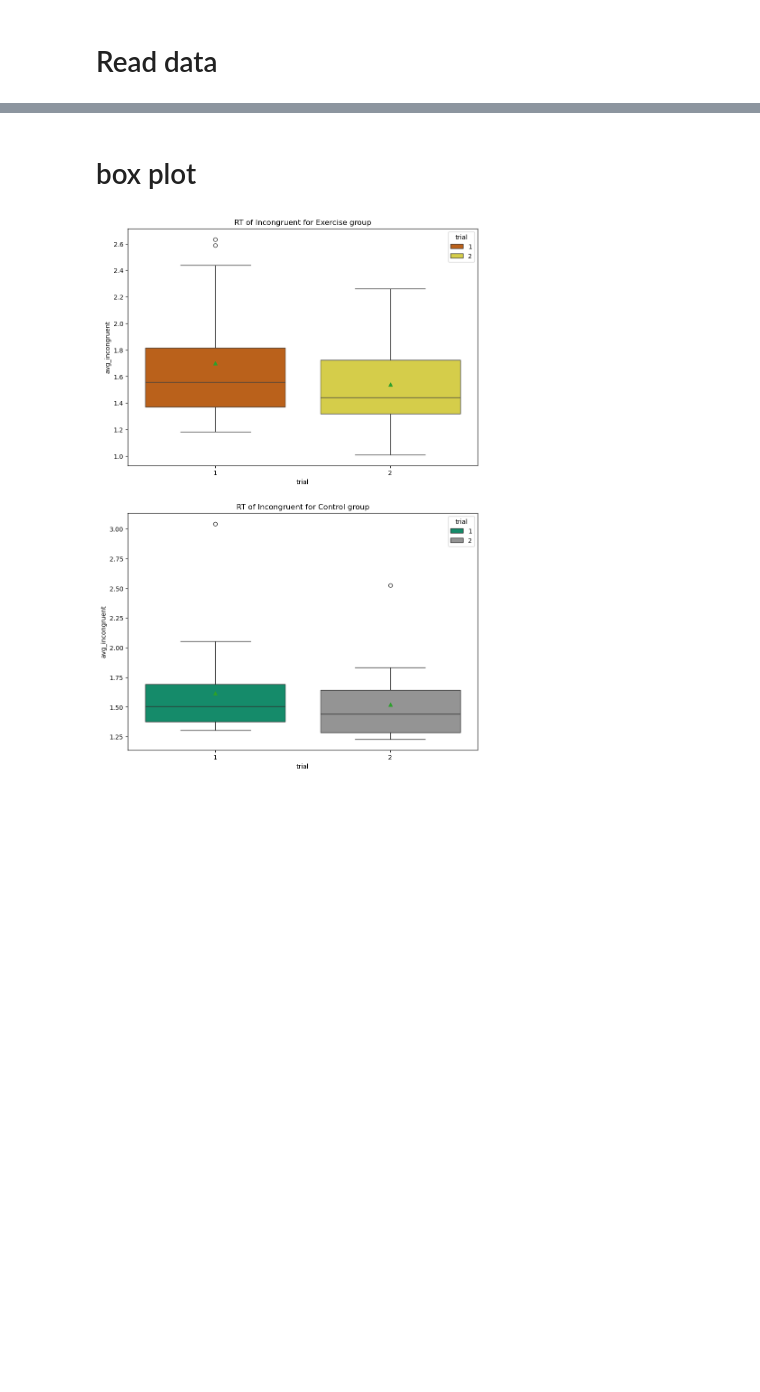
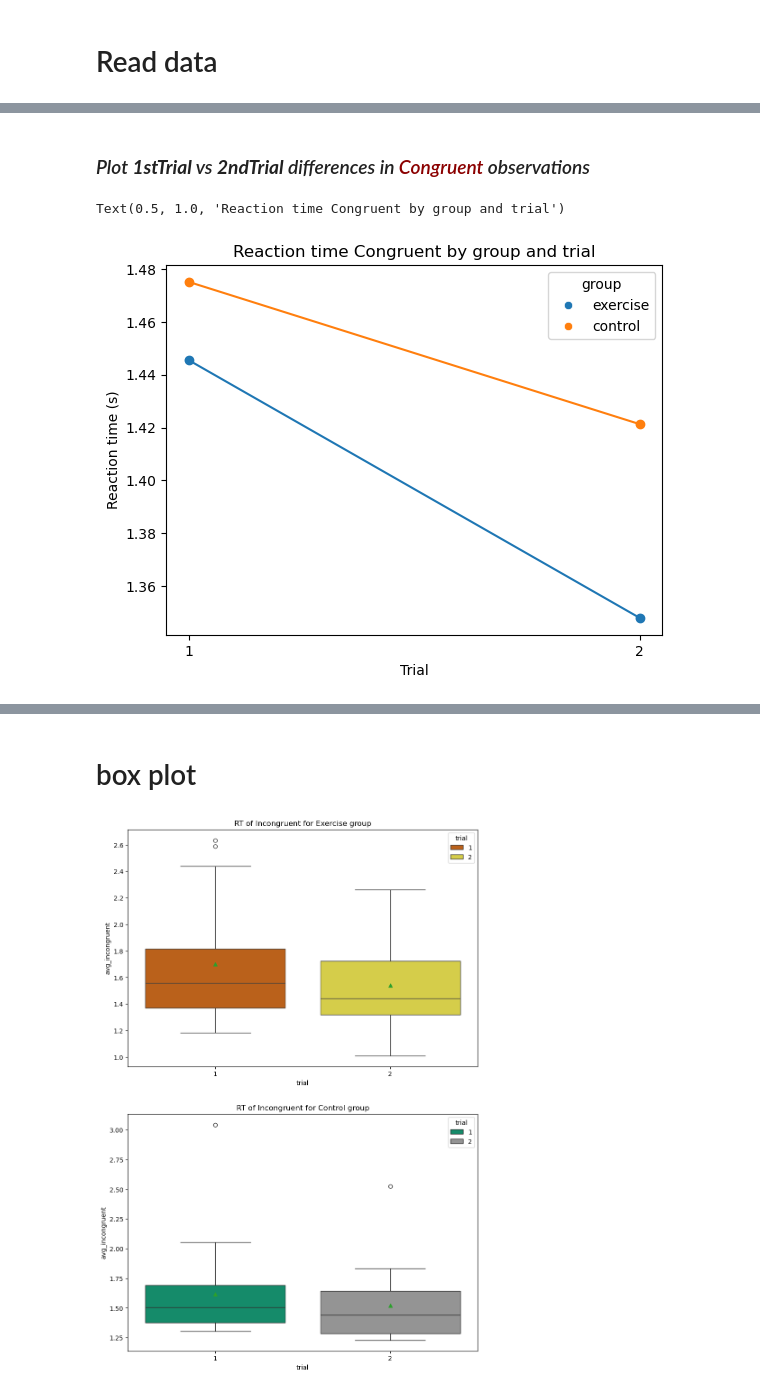
Before and after one commit to GermanButtiero/reaction_time, a Jupyter notebook: analysis_V3.ipynb, the cells around one changed output, grey strips where cells are left out. Saved outputs shown, nothing was run; the diff lists cells and outputs as text; code cells hidden in the pictures; blank space fills up the shorter version.

```diff
--- a/analysis_V3.ipynb
+++ b/analysis_V3.ipynb
@@ -70,0 +54,22 @@ contrr = [rt_control_11, rt_control_22]
+# %% [markdown]
+### *Plot **1stTrial** vs **2ndTrial** differences in <span style="color:darkred">Congruent</span> observations*
+# %%
+congruent_exercise_averages = [np.mean(exercise_tr1["avg_congruent"]), np.mean(exercise_tr2["avg_congruent"])]
+congruent_control_averages = [np.mean(control_tr1["avg_congruent"]), np.mean(control_tr2["avg_congruent"])]
+
+plt.plot([1, 2], congruent_exercise_averages, marker='o')
+plt.plot([1, 2], congruent_control_averages, marker='o')
+plot_data = pd.DataFrame({
+    'trial': [1, 2, 1, 2],
+    'reaction_time': congruent_exercise_averages + congruent_control_averages,
+    'group': ['exercise', 'exercise', 'control', 'control']
+})
+#add labels
+sns.scatterplot(data=plot_data, x='trial', y='reaction_time', hue='group')
+plt.xlabel('Trial')
+plt.xticks([1, 2])
+plt.ylabel('Reaction time (s)')
+plt.title('Reaction time Congruent by group and trial')
+# %% [output]
+Text(0.5, 1.0, 'Reaction time Congruent by group and trial')
+[figure, added]
```
Also changed, not shown: parts of 35 cells of this notebook, 3 other files.
